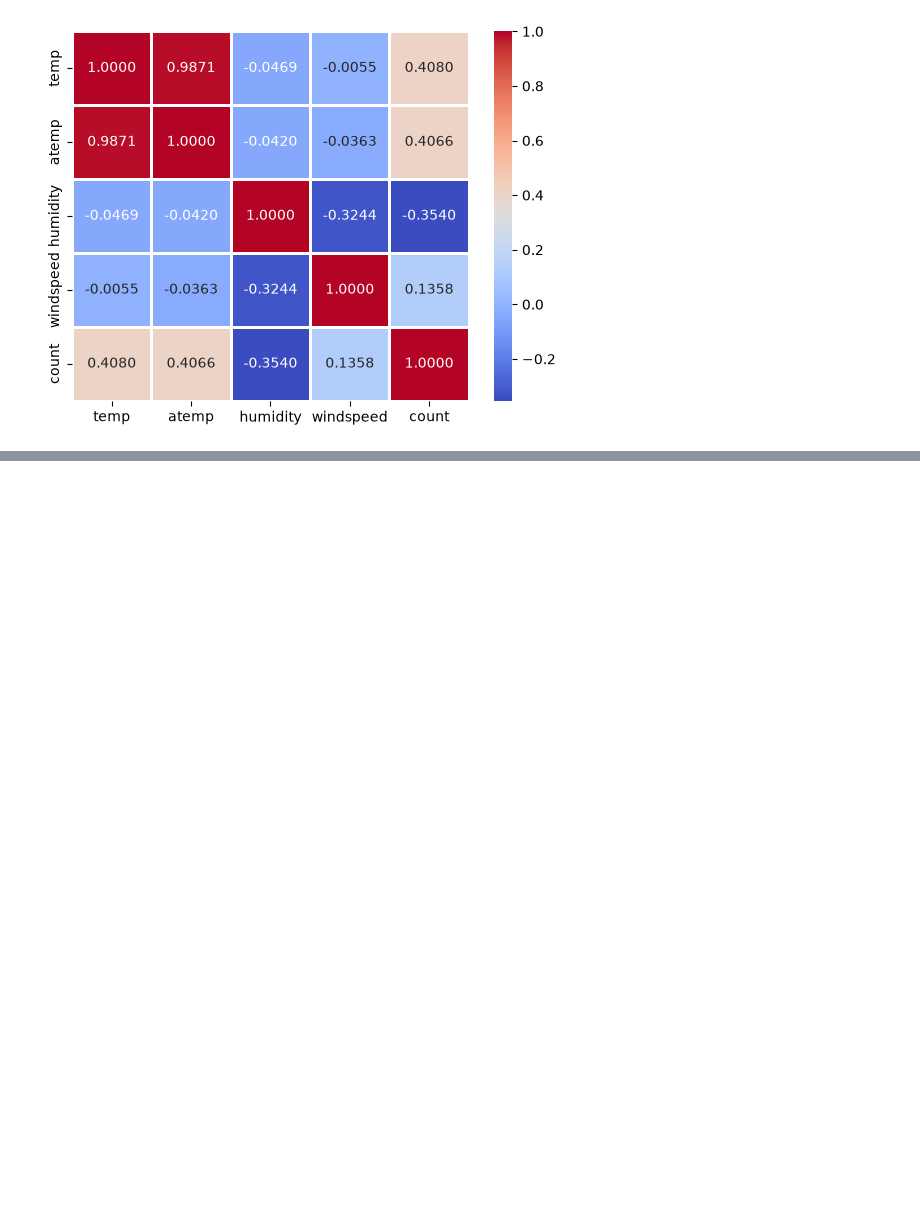
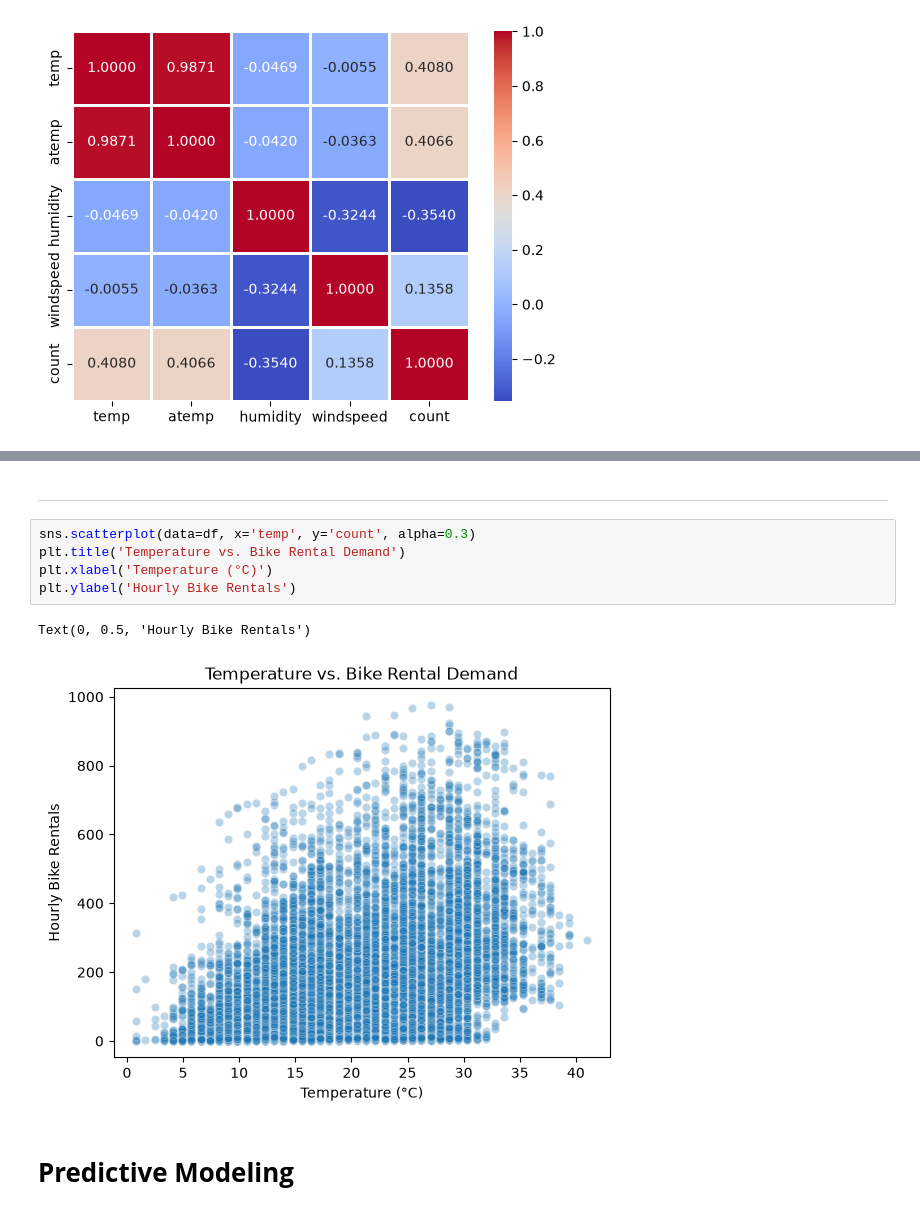
Before and after one commit to nlawee/python_projects, a Jupyter notebook: Lyft - Demand for Electric Bicycles/solution.ipynb, the cells around one changed output, grey strips where cells are left out. Drawn from its saved outputs; the diff is of its cells as text; blank space fills up the shorter version.

```diff
--- a/Lyft - Demand for Electric Bicycles/solution.ipynb
+++ b/Lyft - Demand for Electric Bicycles/solution.ipynb
@@ -482,0 +504,12 @@ corr_result_df
+# %% [markdown]
+----
+# %%
+sns.scatterplot(data=df, x='temp', y='count', alpha=0.3)
+plt.title('Temperature vs. Bike Rental Demand')
+plt.xlabel('Temperature (°C)')
+plt.ylabel('Hourly Bike Rentals')
+# %% [output]
+Text(0, 0.5, 'Hourly Bike Rentals')
+[figure, added]
+# %% [markdown]
+# **Predictive Modeling**
```
Also changed, not shown: parts of 10 cells of this notebook.
